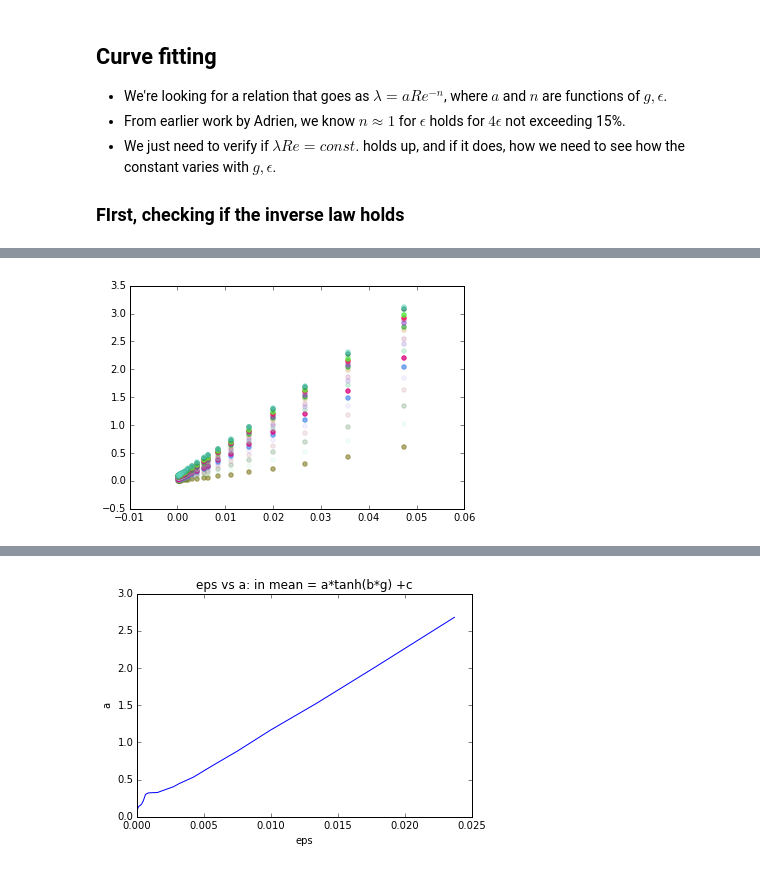
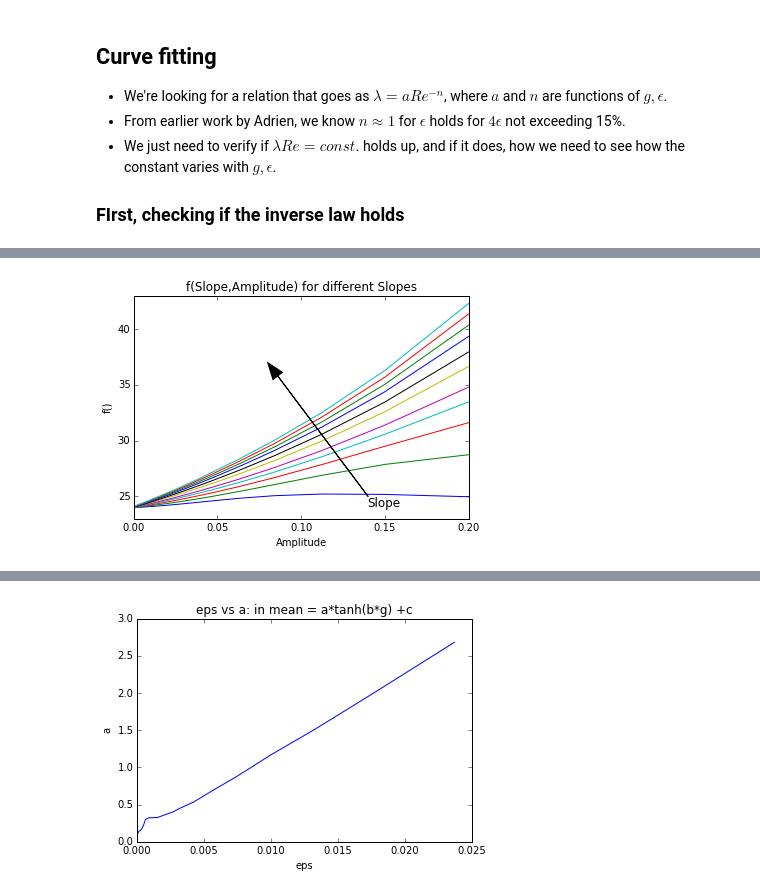
Before and after one commit to saba-vadarevu/Grooved-Channel-Flow, a Jupyter notebook: flowField.ipynb, the cells around one changed output, grey strips where cells are left out. Saved outputs shown, nothing was run; the diff lists cells and outputs as text; code cells hidden in the pictures.

```diff
--- a/flowField.ipynb
+++ b/flowField.ipynb
@@ -395,14 +338,93 @@ plt.show()
 # %%
 plt.figure()
 lArr = np.random.rand(120).reshape(30,4)
+symArr = ["o","v","s","^","*","x","+"]
+symArr.extend(symArr);symArr.extend(symArr);
+printFolder = '/home/sabarish/Dropbox/reports/2015/transfer/figures/'
 '''
 for k in range(21):
     #plt.scatter(np.log10(2.*gArr[k,:,0]),np.log10(meanProd[k,:]-24.), color=lArr[k])
     plt.scatter(2.*gArr[k,:,0],(meanProd[k,:]-24.), color=lArr[k])
 plt.show()
 '''
-for k in range(21):
+plt.figure()
+#ax = plt.subplot(111)
+#ax = plt.axes()
+plt.annotate('Slope',xy = (0.4,0.7),xycoords='axes fraction',
+             xytext=(0.7,0.1),textcoords='axes fraction',
+             arrowprops=dict(facecolor='black',shrink=0.0001,width=0.01),
+            horizontalalignment='left', verticalalignment='top',fontsize=12)
+keArr=[0,1,2,3,4,6,8,11,14,18,23]
+for k in keArr:
     #plt.scatter(np.log10(2.*gArr[k,:,0]),np.log10(meanProd[k,:]-24.), color=lArr[k])
-    plt.scatter(2.*epsArr[:-5,k,0],(meanProd[:-5,k]-24.), color=lArr[k])
+    #plt.scatter(2.*epsArr[:,k,0],(meanProd[:,k]-24.), color=lArr[k])
+    plt.plot(2.*epsArr[:,k,0],(meanProd[:,k]))#, marker=symArr[k])
+plt.title('f(Slope,Amplitude) for different Slopes')
+plt.xlabel('Amplitude')
+plt.ylabel('f()')
+plt.ylim([23.,43.])
+plt.savefig(printFolder+'epsDep.pdf',format='pdf')
 plt.show()
+
+kgArr=[0,5,10,14,17,19,21,22,23,24,25]
+plt.figure()
+plt.annotate('Amplitude',xy = (0.5,0.9),xycoords='axes fraction',
+             xytext=(0.5,0.05),textcoords='axes fraction',
+             arrowprops=dict(facecolor='black',shrink=0.0001,width=0.01),
+            horizontalalignment='left', verticalalignment='top',fontsize=12)
+for k in kgArr:
+    #plt.scatter(np.log10(2.*gArr[k,:,0]),np.log10(meanProd[k,:]-24.), color=lArr[k])
+    #plt.scatter(2.*gArr[k,4:,0],(meanProd[k,4:]-24.), color=lArr[k])
+    plt.plot(2.*gArr[k,4:,0],(meanProd[k,4:]))
+plt.title('f(Slope,Amplitude) for different Amplitudes')
+plt.xlabel('Slope')
+plt.ylabel('f()')
+plt.ylim([23.,43.])
+plt.savefig(printFolder+'gDep.pdf',format='pdf')
+plt.show()
+
+
+
+
+plt.figure()
+nRe = ReWavy[0,0,:].size
+
+#keArr = np.asarray([3,10,20,3,10,20,3,10,20]);kgArr = np.asarray([0,0,0,10,10,10,20,20,20])
+"""
+for k in range(keArr.size):
+    ke = keArr[k]; kg = kgArr[k]
+    plt.figure()
+    ax1=plt.scatter(ReWavy[ke,kg,:], ReWavy[ke,kg,:]*fricFac[ke,kg,:])
+    ax2,=plt.plot(ReWavy[ke,kg,:], np.mean(ReWavy[ke,kg,:]*fricFac[ke,kg,:])*np.ones(nRe))
+    ax3,=plt.plot(ReWavy[ke,kg,:], 24.*np.ones(nRe),linestyle='--')
+    plt.legend([ax1,ax2,ax3], ['computed', 'mean','flatWall'], loc=2)
+    #plt.xlabel('ReBulk'); plt.ylabel('fricFac*ReBulk')
+    plt.xlabel('Re'); plt.ylabel('$\bar{\phi}$')
+    plt.ylim([23.,29.])
+    #plt.title('fricFac*ReBulk for Amplitude:'+str(round(2.*epsArr[ke,0,0],4))+', Slope:'+str(2.*gArr[0,kg,0]) )
+    plt.title('$\bar{\phi}$ for Amplitude:'+str(round(2.*epsArr[ke,0,0],4))+', Slope:'+str(2.*gArr[0,kg,0]) )
+    plt.savefig(printFolder+'linReg'+str(k)+'.pdf', format='pdf')
+"""
+keArr = np.asarray([3,11,20]);kgArr = np.asarray([0,10,20])
+markers = ['x','+','^']
+for k in range(kgArr.size):
+    kg = kgArr[k]
+    fig = plt.figure(figsize=(7,5))
+    ax0 = fig.add_subplot(111)
+    ax1=ax0.scatter(ReWavy[keArr[0],kg,:], ReWavy[keArr[0],kg,:]*fricFac[keArr[0],kg,:], marker=markers[0],color='b')
+    ax2=ax0.scatter(ReWavy[keArr[1],kg,:], ReWavy[keArr[1],kg,:]*fricFac[keArr[1],kg,:], marker=markers[1],color='g')
+    ax3=ax0.scatter(ReWavy[keArr[2],kg,:], ReWavy[keArr[2],kg,:]*fricFac[keArr[2],kg,:], marker=markers[2],color='r')
+    #ax2,=plt.plot(ReWavy[ke,kg,:], np.mean(ReWavy[ke,kg,:]*fricFac[ke,kg,:])*np.ones(nRe))
+    ax4,=ax0.plot(ReWavy[keArr[0],kg,:], 24.*np.ones(nRe),linestyle='--',color='k')
+    plt.legend([ax1,ax2,ax3,ax4], \
+               ['Amp:'+str(round(2.*epsArr[keArr[0],0,0],4)),\
+                'Amp:'+str(round(2.*epsArr[keArr[1],0,0],4)),\
+                'Amp:'+str(round(2.*epsArr[keArr[2],0,0],4)),\
+                'flat'], loc=2)
+    #plt.xlabel('ReBulk'); plt.ylabel('fricFac*ReBulk')
+    plt.xlabel('Re'); plt.ylabel('phi')
+    plt.ylim([23.,30.])
+    #plt.title('fricFac*ReBulk for Amplitude:'+str(round(2.*epsArr[ke,0,0],4))+', Slope:'+str(2.*gArr[0,kg,0]) )
+    plt.title('$\\bar{\\phi}$ for Slope:'+str(2.*gArr[0,kg,0]) )
+    plt.savefig(printFolder+'linReg'+str(k)+'.pdf', format='pdf')
 # %% [output]
@@ -409 +432 @@ plt.show()
-[figure, old version]
+[figure, new version]
```
Also changed, not shown: parts of 30 cells of this notebook, 3 other files.
